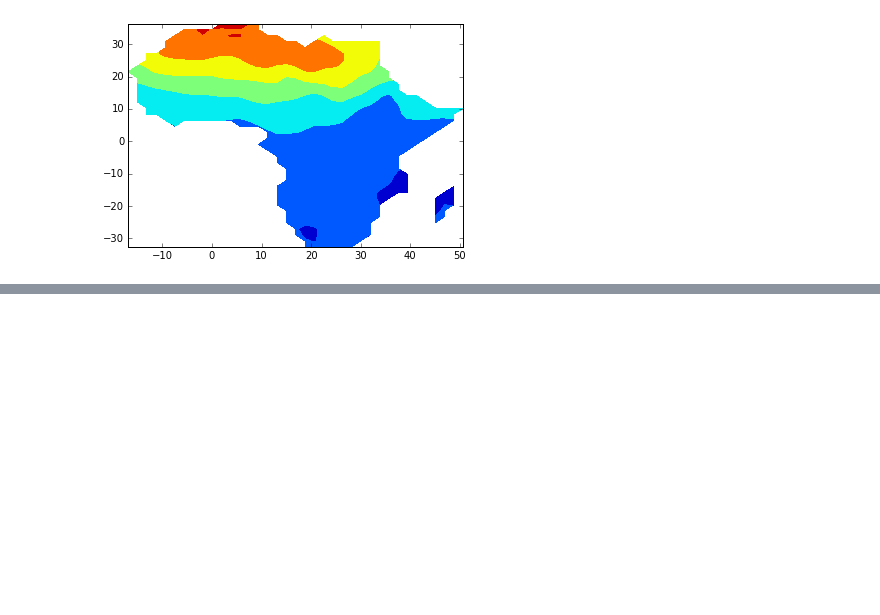
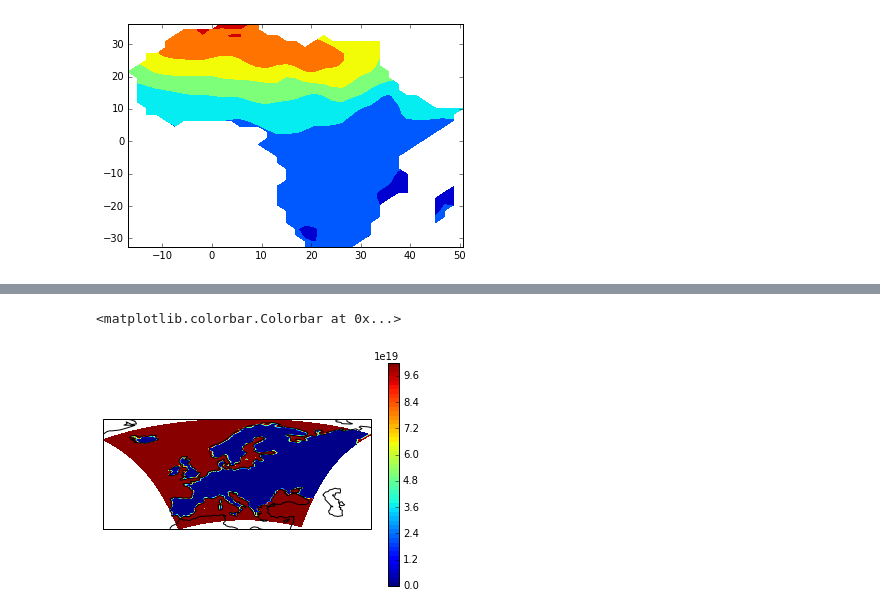
Before and after one commit to bird-house/flyingpigeon, a Jupyter notebook: notebooks/cdo_ocgis.ipynb, the cells around one changed output, grey strips where cells are left out. Saved outputs shown, nothing was run; the diff lists cells and outputs as text; code cells hidden in the pictures; blank space fills up the shorter version.

```diff
--- a/notebooks/cdo_ocgis.ipynb
+++ b/notebooks/cdo_ocgis.ipynb
@@ -142,0 +164,24 @@ cs = plt.contourf(lons, lats, psl[0,:,:])
+# %%
+
+#var = get_variable(europe[0])
+ds = Dataset(europe[0])
+var = np.squeeze(ds.variables['tas'])
+
+lats = np.squeeze(ds.variables['lat'])
+lons = np.squeeze(ds.variables['lon'])
+
+# lons, lats = meshgrid(lon, lat)
+ds.close()
+
+#var[var > 1000] = np.nan
+#lats, lons = utils.unroate_pole(europe[0], write_to_file=True)
+
+# plot first time stepp:
+ax = plt.axes(projection=ccrs.PlateCarree()) #Robinson(central_longitude=0)
+ax.coastlines()
+cs = plt.contourf(lons, lats, var[0,:,:], 60, transform=ccrs.PlateCarree(), interpolation='nearest',
+                  )
+plt.colorbar()
+# %% [output]
+<matplotlib.colorbar.Colorbar at 0x...>
+[figure, added]
```
Also changed, not shown: parts of 7 cells of this notebook, 3 other files.
